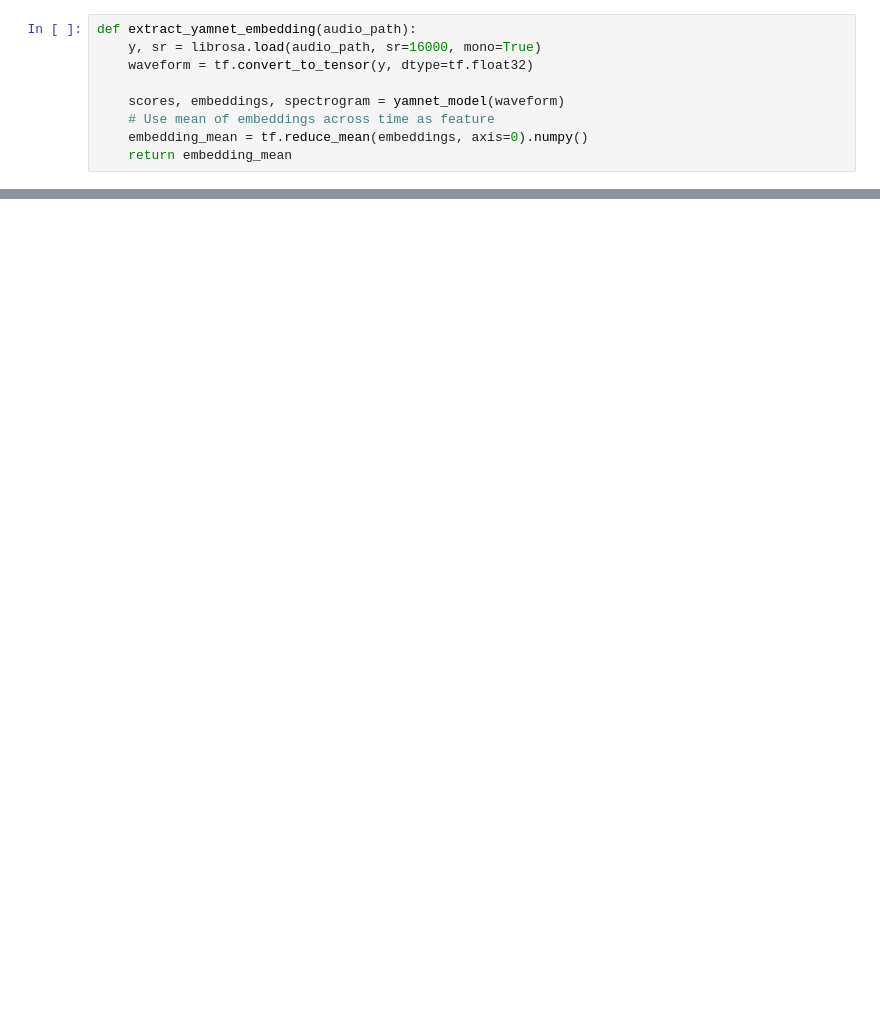
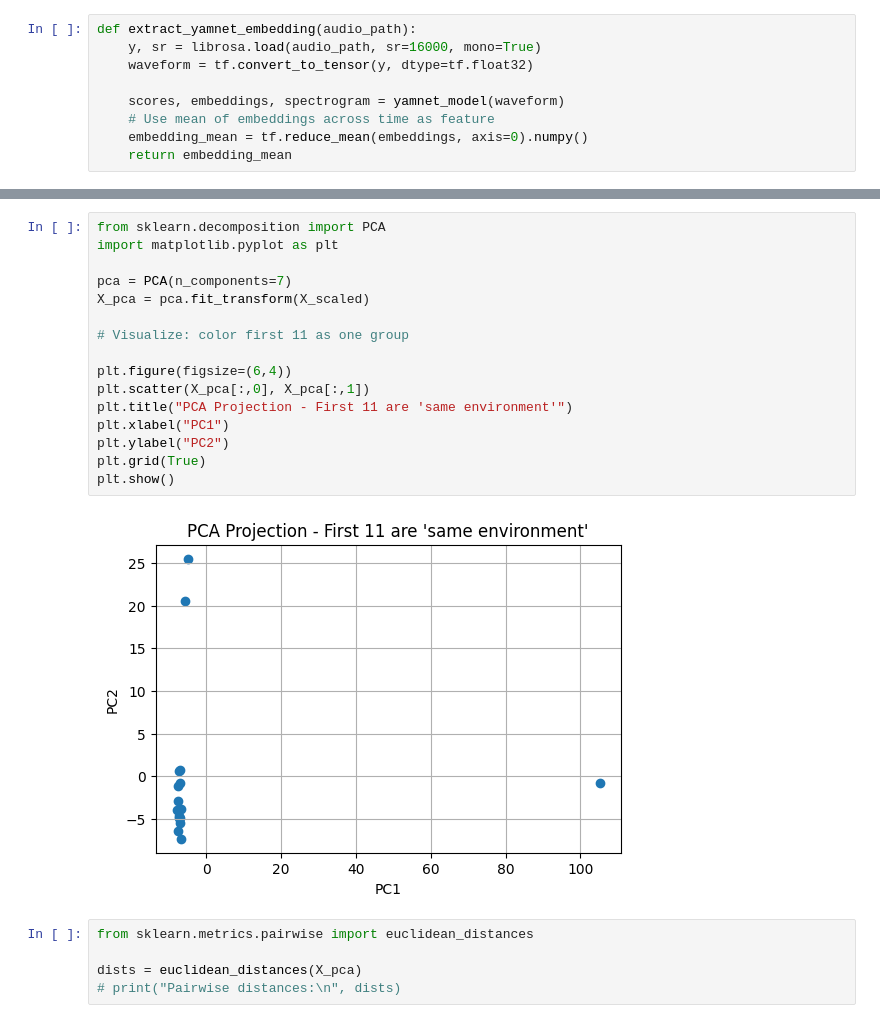
Before and after one commit to Manav1011/signal_processing, a Jupyter notebook: yammnet-test.ipynb, the cells around one changed output, grey strips where cells are left out. Cells and saved outputs as stored; diff of their text form; blank space fills up the shorter version.

```diff
--- a/yammnet-test.ipynb
+++ b/yammnet-test.ipynb
@@ -44,0 +98,23 @@ X[0].shape
+# %%
+from sklearn.decomposition import PCA
+import matplotlib.pyplot as plt
+
+pca = PCA(n_components=7)
+X_pca = pca.fit_transform(X_scaled)
+
+# Visualize: color first 11 as one group
+
+plt.figure(figsize=(6,4))
+plt.scatter(X_pca[:,0], X_pca[:,1])
+plt.title("PCA Projection - First 11 are 'same environment'")
+plt.xlabel("PC1")
+plt.ylabel("PC2")
+plt.grid(True)
+plt.show()
+# %% [output]
+[figure, added]
+# %%
+from sklearn.metrics.pairwise import euclidean_distances
+
+dists = euclidean_distances(X_pca)
+# print("Pairwise distances:\n", dists)
```
Also changed, not shown: parts of 11 cells of this notebook, 2 other files.
